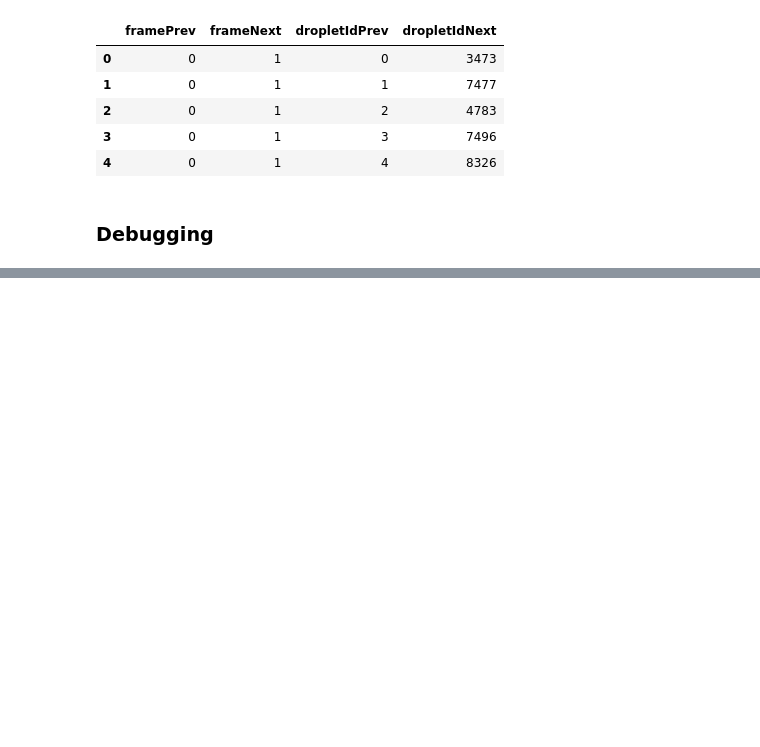
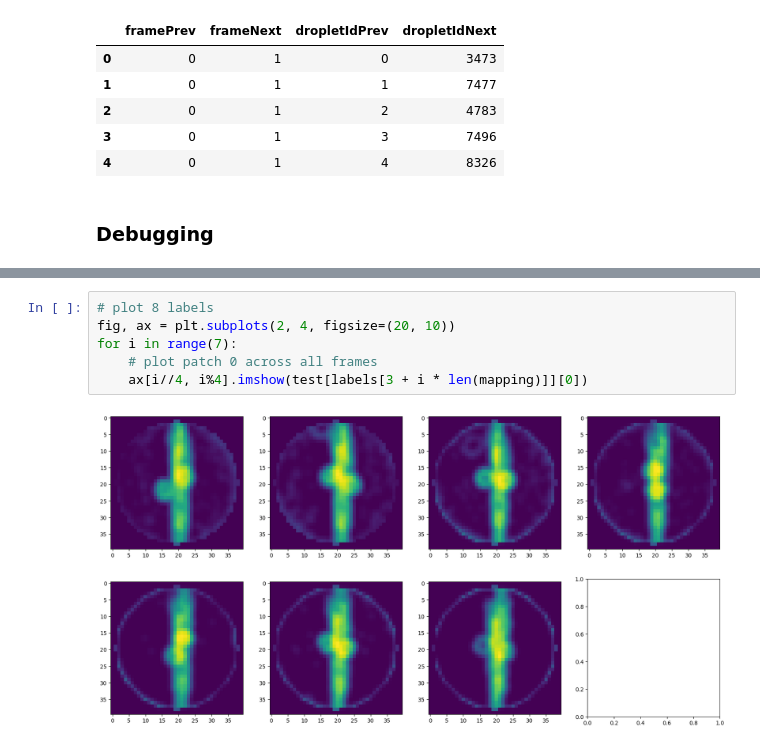
Before and after one commit to richdanis/DrTrack, a Jupyter notebook: notebooks/inspect_datastructure.ipynb, the cells around one changed output, grey strips where cells are left out. Saved outputs shown, nothing was run; the diff lists cells and outputs as text; blank space fills up the shorter version.

```diff
--- a/notebooks/inspect_datastructure.ipynb
+++ b/notebooks/inspect_datastructure.ipynb
@@ -178,0 +245,8 @@ for i in range(8):
+# %%
+# plot 8 labels
+fig, ax = plt.subplots(2, 4, figsize=(20, 10))
+for i in range(7):
+    # plot patch 0 across all frames
+    ax[i//4, i%4].imshow(test[labels[3 + i * len(mapping)]][0])
+# %% [output]
+[figure, added]
```
Also changed, not shown: parts of 26 cells of this notebook, 2 other files.
